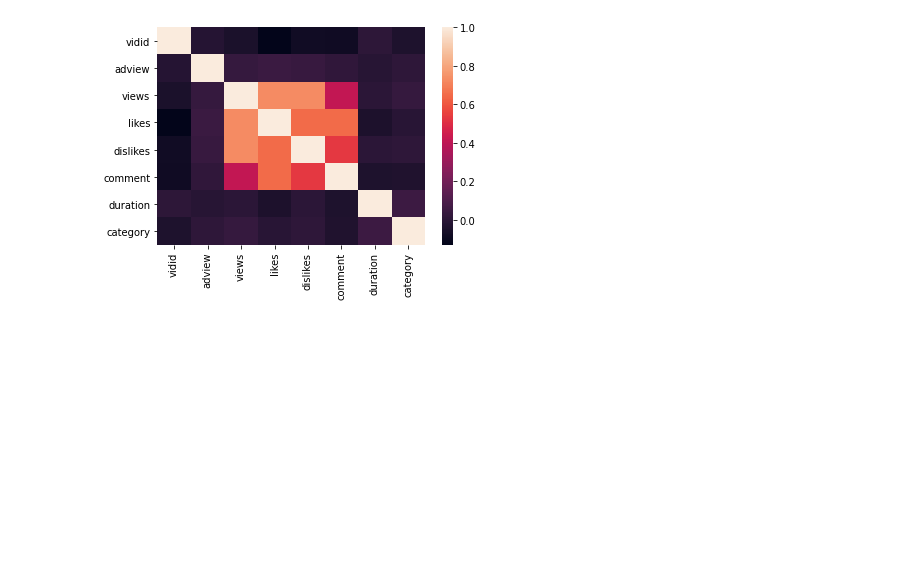
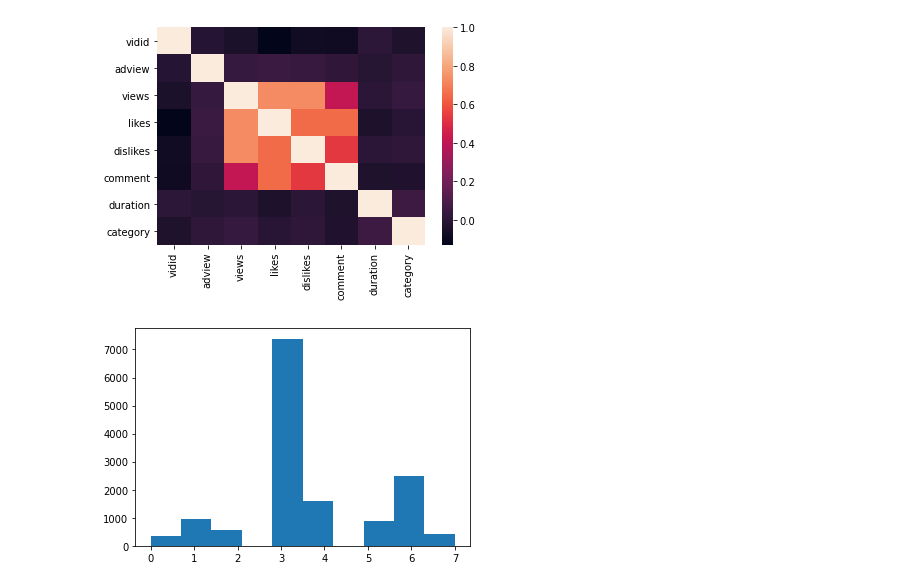
Before and after one commit to imveeru/ml-intern-assignment, a Jupyter notebook: youtube adview prediction.ipynb, the cells around one changed output. Saved outputs shown, nothing was run; the diff lists cells and outputs as text; code cells hidden in the pictures; blank space fills up the shorter version.

```diff
--- a/youtube adview prediction.ipynb
+++ b/youtube adview prediction.ipynb
@@ -245,3 +245,8 @@ sns.heatmap(df.corr())
 # %% [output]
 <AxesSubplot:>
 [figure]
+# %%
+plt.hist(df['category'])
+plt.show()
+# %% [output]
+[figure, added]
```
